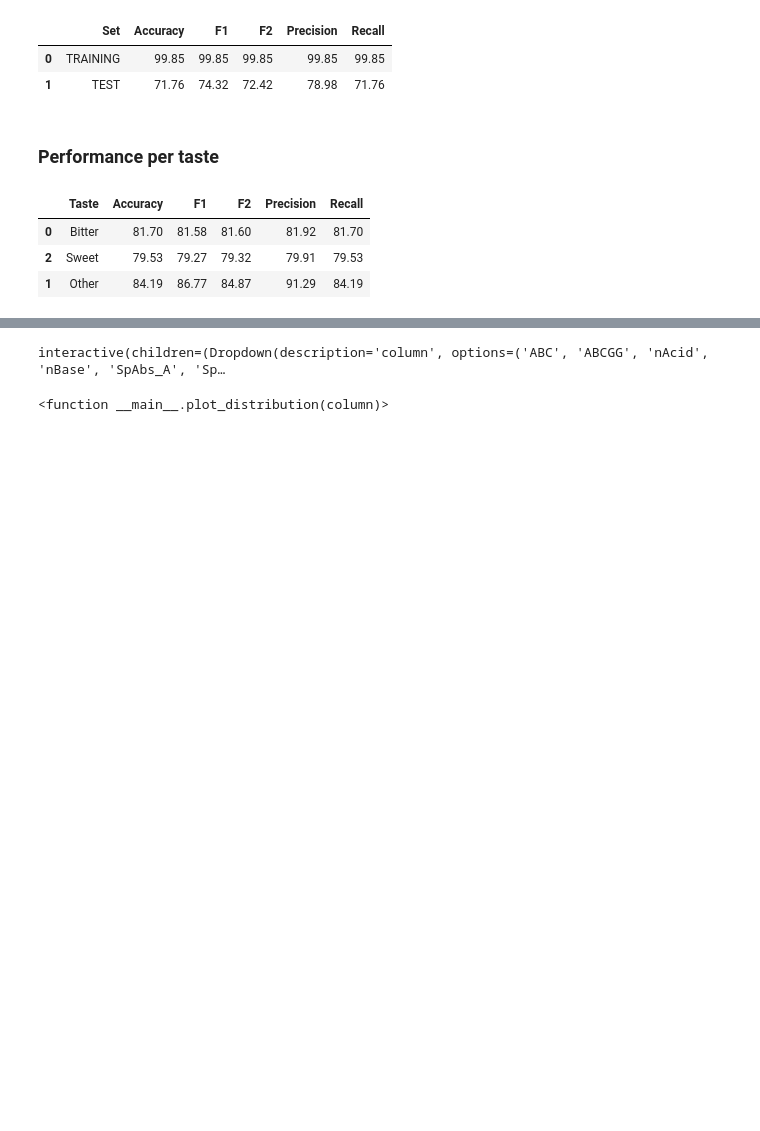
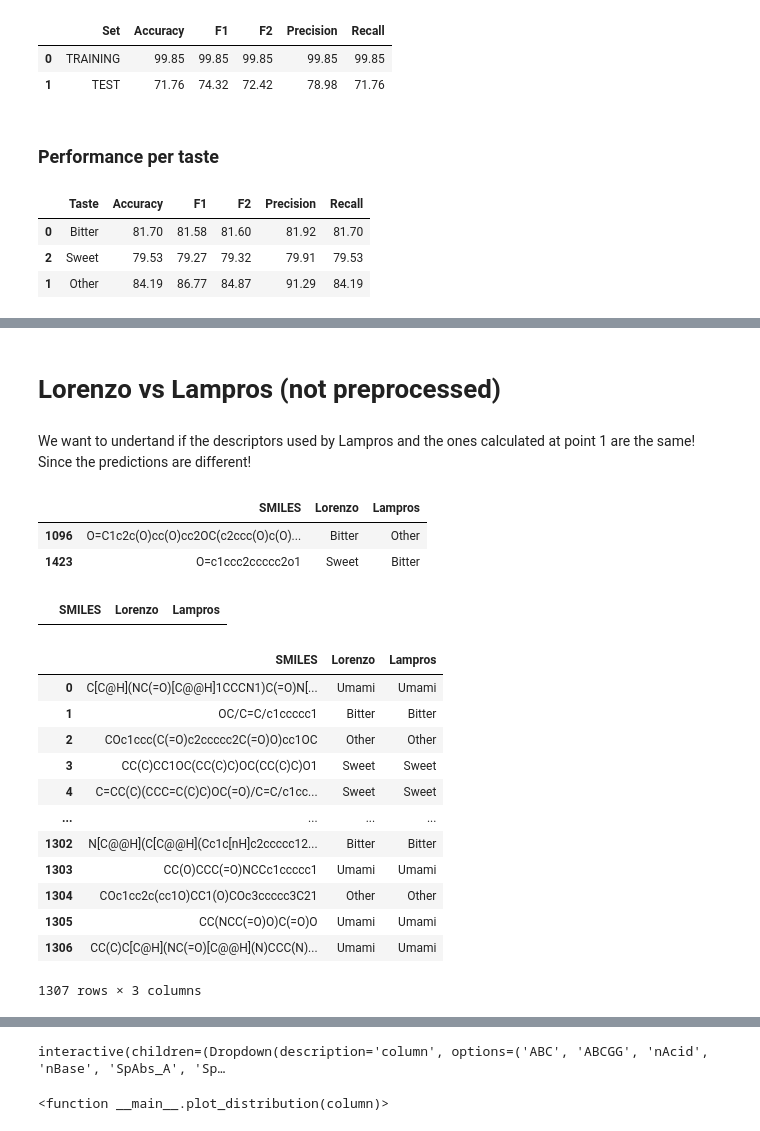
Before and after one commit to lorenzopallante/VirtuousMultiTaste, a Jupyter notebook: notebook/test.ipynb, the cells around one changed output, grey strips where cells are left out. Drawn from its saved outputs; the diff is of its cells as text; code cells hidden in the pictures; blank space fills up the shorter version.

```diff
--- a/notebook/test.ipynb
+++ b/notebook/test.ipynb
@@ -362,5 +315,0 @@ test_DB_exported.head(6)
-# %%
-# check if SMILES in test_DB_Lorenzo are the same as in test_DB; if not, print the differences
-for i in range(len(test_DB_Lorenzo)):
-    if test_DB_Lorenzo.SMILES[i] != test_DB.Parent_SMILES[i]:
-        print (test_DB_Lorenzo.index[i] , test_DB_Lorenzo.SMILES[i], test_DB.Parent_SMILES[i])
@@ -384,0 +316,4 @@ for i in range(len(test_DB_Lorenzo)):
+# %% [markdown]
+# Lorenzo vs Lampros (not preprocessed)
+# %% [markdown]
+We want to undertand if the descriptors used by Lampros and the ones calculated at point 1 are the same! Since the predictions are different!
@@ -385 +361,61 @@ for i in range(len(test_DB_Lorenzo)):
+# %%
+# check test DB
+df_check_test = pd.DataFrame()
+df_check_test['SMILES']  = test_DB_Lorenzo['Parent_SMILES_new']
+df_check_test['Lorenzo'] = test_DB_Lorenzo['Taste']
+df_check_test['Lorenzo'] = df_check_test['Lorenzo'].apply(lambda x: 'Other' if x == 'Tasteless' else x)
+
+taste_lampros = []
+
+for i, r in test_DB_Lorenzo.iterrows():
+    taste_lore = r['Taste']
+    smi_lore = r['Parent_SMILES_new']
+
+    taste_lampros.append(test_DB_Lampros[test_DB_Lampros['Parent_SMILES_new'] == smi_lore].Taste.values[0])
+
+df_check_test['Lampros'] = taste_lampros
+
+# check train DB
+df_check_train = pd.DataFrame()
+df_check_train['SMILES']  = train_DB_Lorenzo['Parent_SMILES_new']
+df_check_train['Lorenzo'] = train_DB_Lorenzo['Taste']
+df_check_train['Lorenzo'] = df_check_train['Lorenzo'].apply(lambda x: 'Other' if x == 'Tasteless' else x)
+
+taste_lampros = []
+
+for i, r in train_DB_Lorenzo.iterrows():
+    taste_lore = r['Taste']
+    smi_lore = r['Parent_SMILES_new']
+
+    taste_lampros.append(train_DB_Lampros[train_DB_Lampros['Parent_SMILES_new'] == smi_lore].Taste.values[0])
+
+df_check_train['Lampros'] = taste_lampros
+# %%
+# show differences between the two columns
+df_check_test[df_check_test['Lorenzo'] != df_check_test['Lampros']]
+# %% [output]
+|  | SMILES | Lorenzo | Lampros |
+| 1096 | O=C1c2c(O)cc(O)cc2OC(c2ccc(O)c(O)... | Bitter | Other |
+| 1423 | O=c1ccc2ccccc2o1 | Sweet | Bitter |
+# %%
+# show differences between the two columns
+df_check_train[df_check_train['Lorenzo'] != df_check_train['Lampros']]
+# %% [output]
+|  | SMILES | Lorenzo | Lampros |
+# %%
+df_check_train
+# %% [output]
+|  | SMILES | Lorenzo | Lampros |
+| 0 | C[C@H](NC(=O)[C@@H]1CCCN1)C(=O)N[... | Umami | Umami |
+| 1 | OC/C=C/c1ccccc1 | Bitter | Bitter |
+| 2 | COc1ccc(C(=O)c2ccccc2C(=O)O)cc1OC | Other | Other |
+| 3 | CC(C)CC1OC(CC(C)C)OC(CC(C)C)O1 | Sweet | Sweet |
+| 4 | C=CC(C)(CCC=C(C)C)OC(=O)/C=C/c1cc... | Sweet | Sweet |
+| ... | ... | ... | ... |
+| 1302 | N[C@@H](C[C@@H](Cc1c[nH]c2ccccc12... | Bitter | Bitter |
+| 1303 | CC(O)CCC(=O)NCCc1ccccc1 | Umami | Umami |
+| 1304 | COc1cc2c(cc1O)CC1(O)COc3ccccc3C21 | Other | Other |
+| 1305 | CC(NCC(=O)O)C(=O)O | Umami | Umami |
+| 1306 | CC(C)C[C@H](NC(=O)[C@@H](N)CCC(N)... | Umami | Umami |
+1307 rows × 3 columns
 # %%
```
Also changed, not shown: parts of 34 cells of this notebook.
